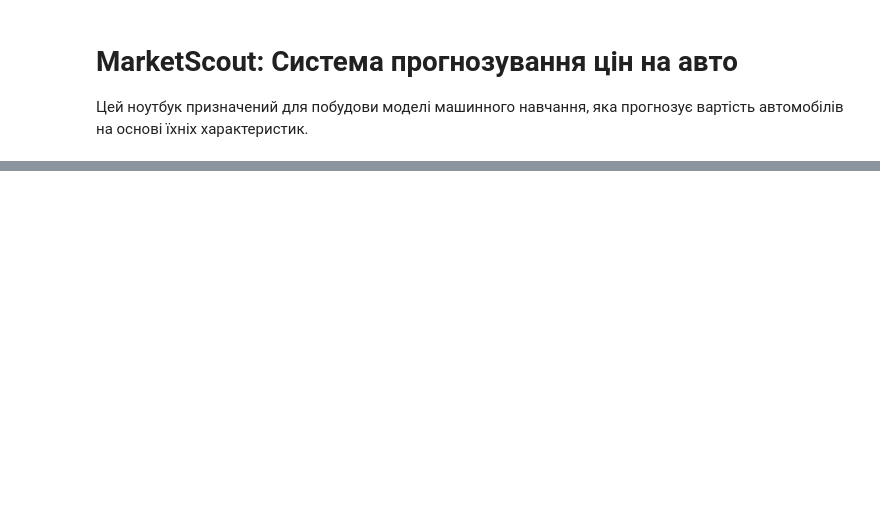
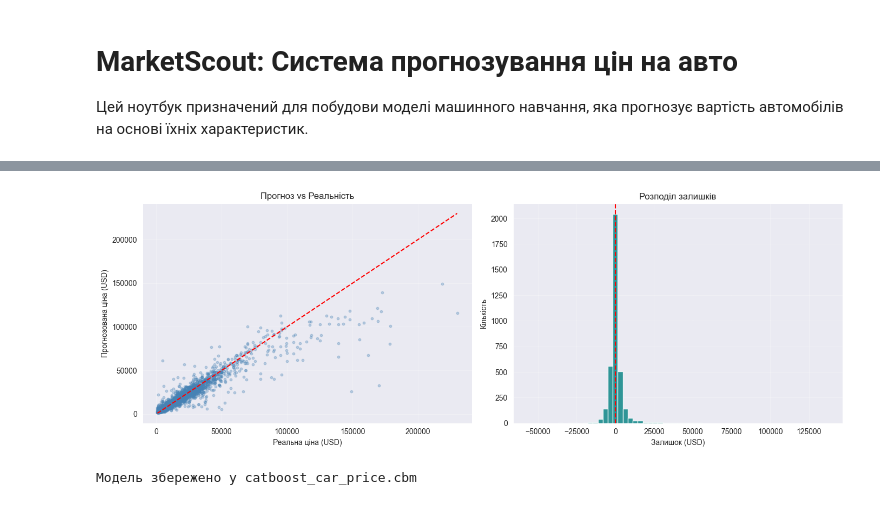
Before and after one commit to Chuchman-Dima/Car-Price-Predictor-AUTO.RIA, a Jupyter notebook: notebooks/main.ipynb, the cells around one changed output, grey strips where cells are left out. Cells and saved outputs as stored; diff of their text form; code cells hidden in the pictures; blank space fills up the shorter version.

```diff
--- a/notebooks/main.ipynb
+++ b/notebooks/main.ipynb
@@ -159,0 +285,36 @@ plt.show()
+# %%
+# FIX: Додано графік залишків — важливий для діагностики якості моделі
+residuals = y_test_real.values - y_pred
+
+fig, axes = plt.subplots(1, 2, figsize=(14, 5))
+
+# Прогноз vs Реальна ціна
+axes[0].scatter(y_test_real, y_pred, alpha=0.3, s=10, color='steelblue')
+axes[0].plot(
+    [y_test_real.min(), y_test_real.max()],
+    [y_test_real.min(), y_test_real.max()],
+    'r--', linewidth=1.5
+)
+axes[0].set_xlabel('Реальна ціна (USD)')
+axes[0].set_ylabel('Прогнозована ціна (USD)')
+axes[0].set_title('Прогноз vs Реальність')
+axes[0].grid(True, alpha=0.3)
+
+# Розподіл залишків
+axes[1].hist(residuals, bins=60, color='teal', edgecolor='white', alpha=0.8)
+axes[1].axvline(0, color='red', linestyle='--')
+axes[1].set_xlabel('Залишок (USD)')
+axes[1].set_ylabel('Кількість')
+axes[1].set_title('Розподіл залишків')
+axes[1].grid(True, alpha=0.3)
+
+plt.tight_layout()
+plt.show()
+# %% [output]
+[figure, added]
+# %%
+# FIX: Збереження моделі (раніше було відсутнє, хоча joblib імпортували)
+model.save_model("catboost_car_price.cbm")
+print("Модель збережено у catboost_car_price.cbm")
+# %% [output]
+Модель збережено у catboost_car_price.cbm
```
Also changed, not shown: parts of 20 cells of this notebook, 7 other files.
